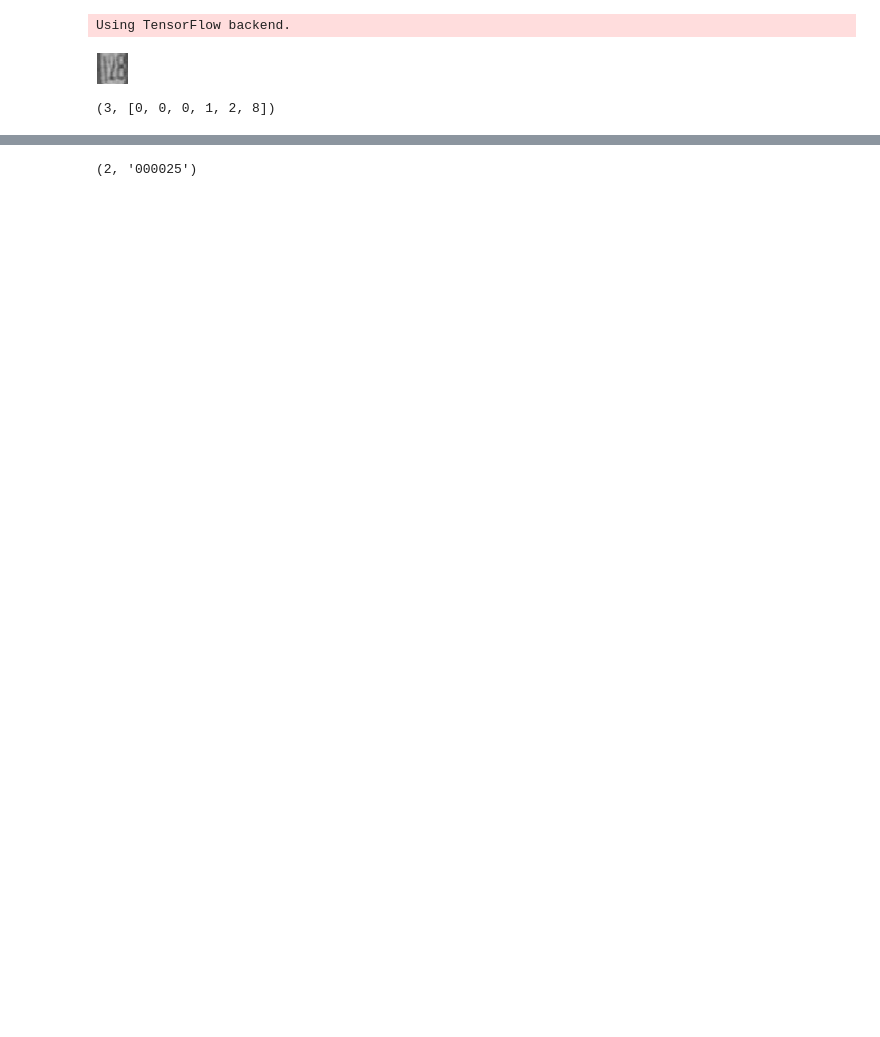
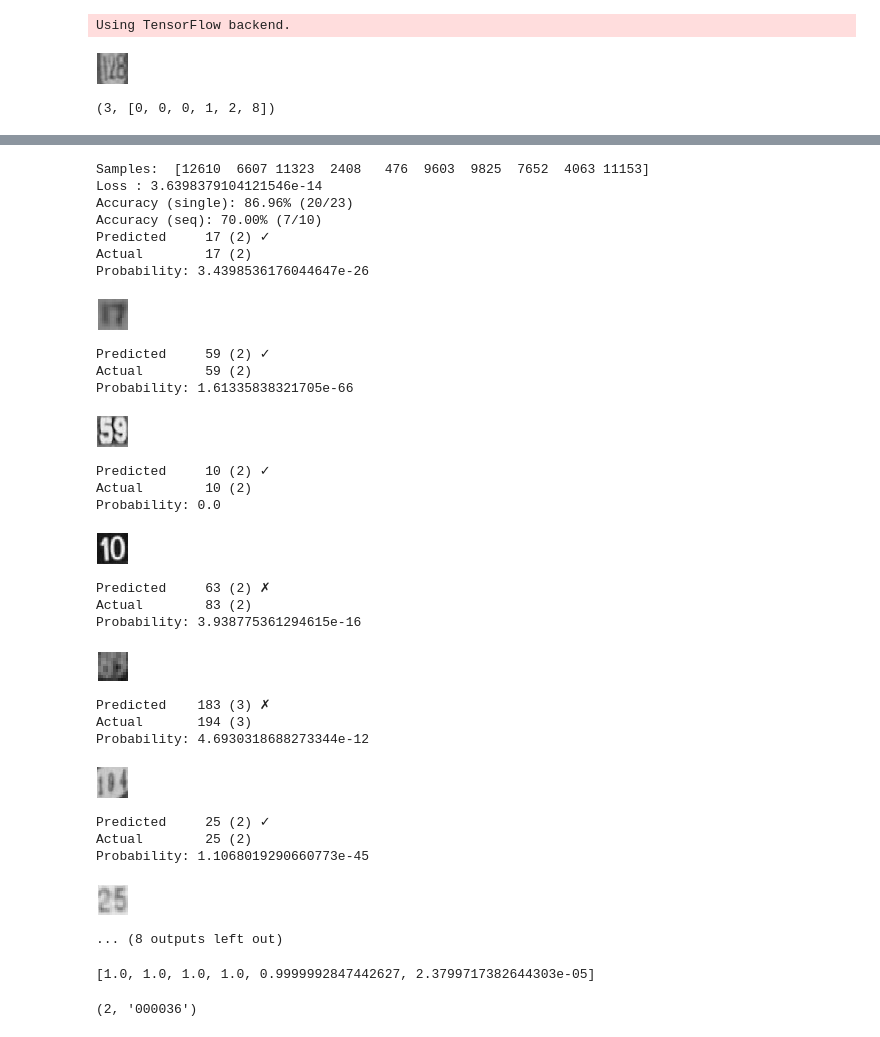
Before and after one commit to sathyz/svhn, a Jupyter notebook: svhn.ipynb, the cells around one changed output, grey strips where cells are left out. Drawn from its saved outputs; the diff is of its cells as text; code cells hidden in the pictures; blank space fills up the shorter version.

```diff
--- a/svhn.ipynb
+++ b/svhn.ipynb
@@ -264 +251,37 @@ Actual     11150 (5)
+# %%
+review(x_test, y_test, 10)
+# %% [output]
+Samples:  [12610  6607 11323  2408   476  9603  9825  7652  4063 11153]
+Loss : 3.6398379104121546e-14
+Accuracy (single): 86.96% (20/23)
+Accuracy (seq): 70.00% (7/10)
+Predicted     17 (2) ✓
+Actual        17 (2)
+Probability: 3.4398536176044647e-26
+[figure, added]
+Predicted     59 (2) ✓
+Actual        59 (2)
+Probability: 1.61335838321705e-66
+[figure, added]
+Predicted     10 (2) ✓
+Actual        10 (2)
+Probability: 0.0
+[figure, added]
+Predicted     63 (2) ✗
+Actual        83 (2)
+Probability: 3.938775361294615e-16
+[figure, added]
+Predicted    183 (3) ✗
+Actual       194 (3)
+Probability: 4.6930318688273344e-12
+[figure, added]
+Predicted     25 (2) ✓
+Actual        25 (2)
+Probability: 1.1068019290660773e-45
+[figure, added]
+... (8 outputs left out)
+# %%
+[ (y_pred[i+1][2] * y_true[i+1][2]).sum() for i in range(6) ]
+# %% [output]
+[1.0, 1.0, 1.0, 1.0, 0.9999992847442627, 2.3799717382644303e-05]
 # %%
@@ -266,9 +289,9 @@ estimator.save("./svhn/model_20170811.h5")
 # %%
-size = np.argmax( y_pred[0][4] )
-num_pred = "".join(map(str, [np.argmax(y_pred[i+1][4]) for i in range(0, 6)] ))
+size = np.argmax( y_pred[0][2] )
+num_pred = "".join(map(str, [np.argmax(y_pred[i+1][2]) for i in range(0, 6)] ))
 size, num_pred
 # %% [output]
-(2, '000025')
+(2, '000036')
 # %%
 import pandas as pd
 # %%
```
Also changed, not shown: parts of 14 cells of this notebook, 1 other file.
